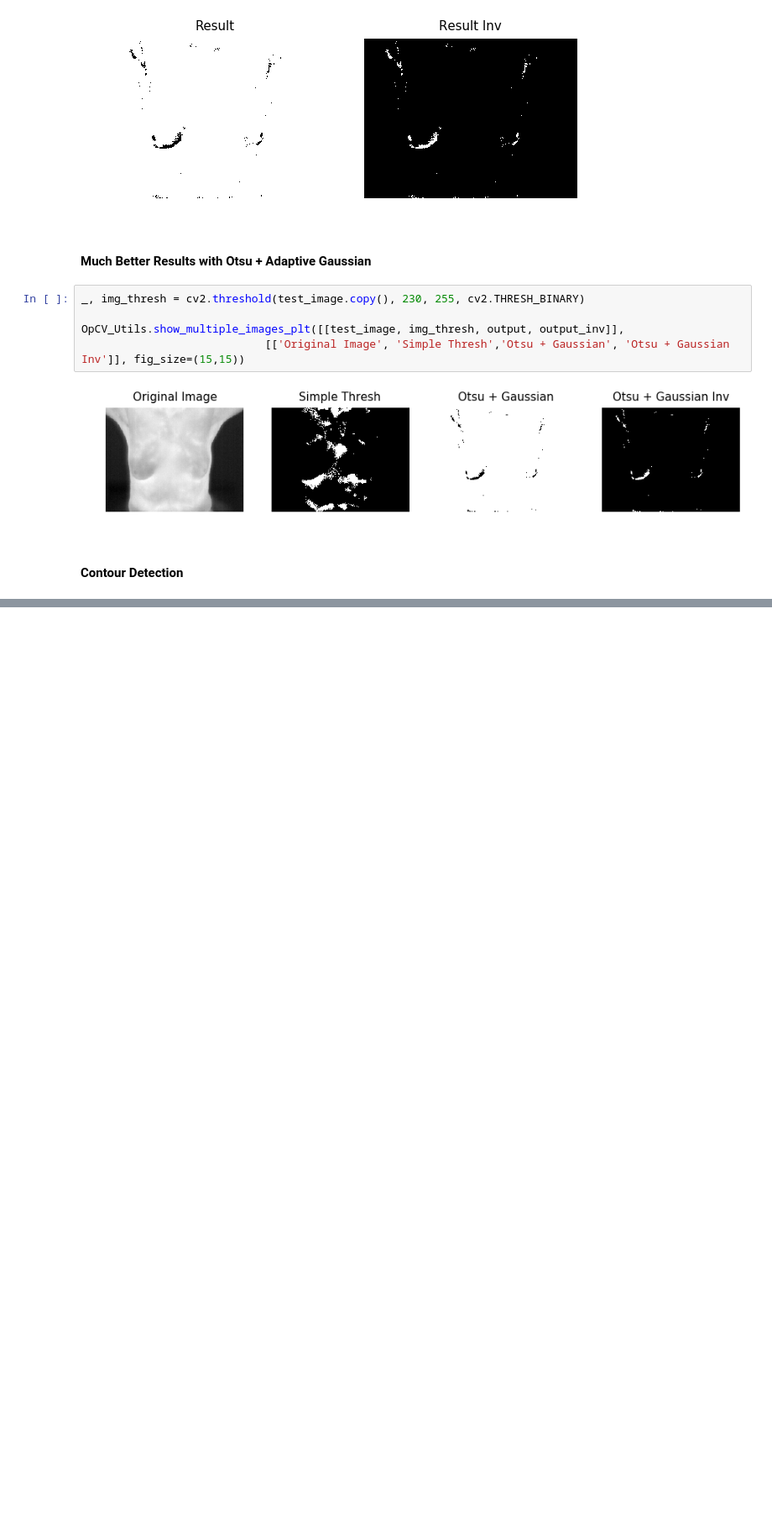
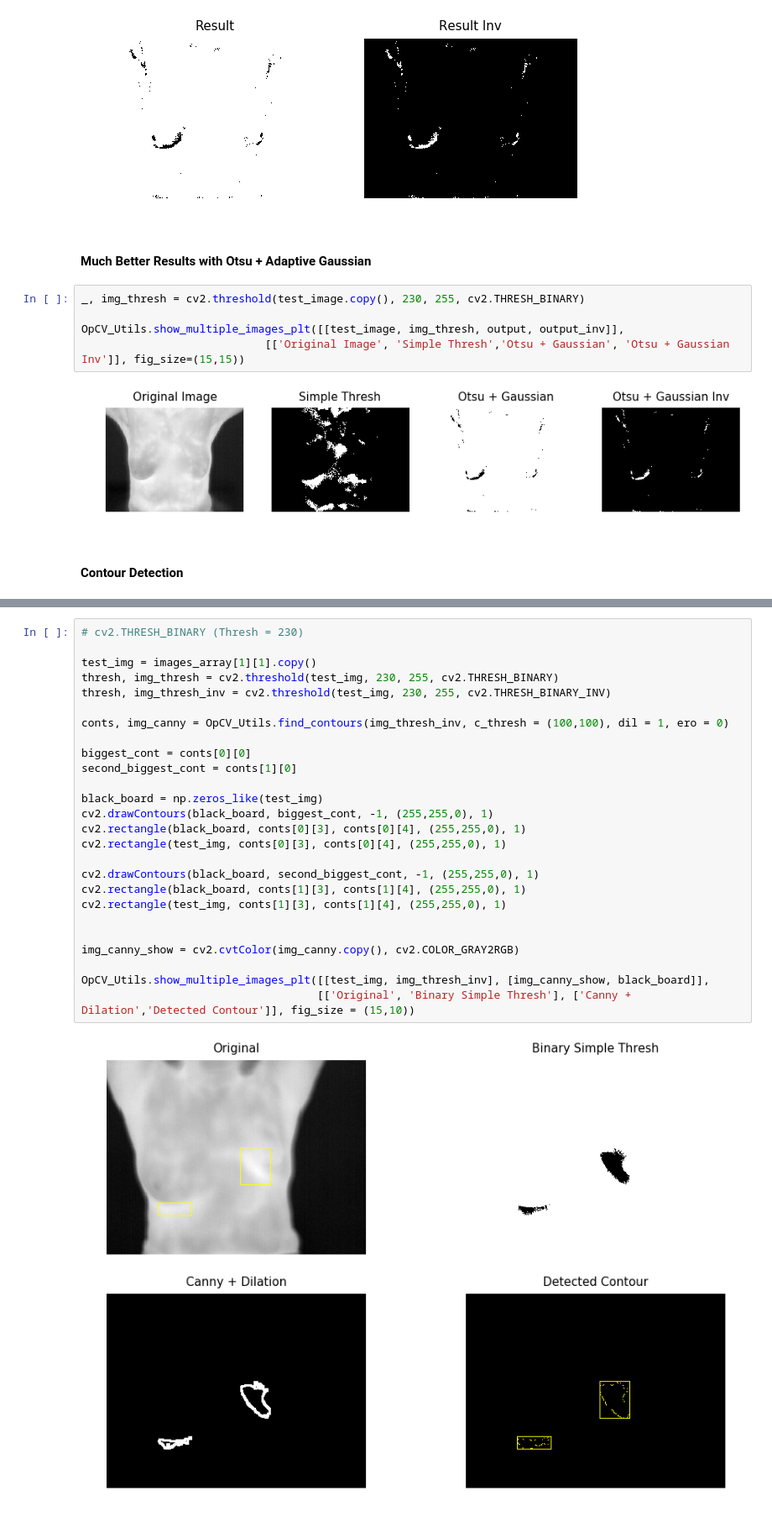
Before and after one commit to Mafeuz/OpenCV, a Jupyter notebook: Thresholding/Threshholding.ipynb, the cells around one changed output, grey strips where cells are left out. Shown at 84% size. Saved outputs shown, nothing was run; the diff lists cells and outputs as text; blank space fills up the shorter version.

```diff
--- a/Thresholding/Threshholding.ipynb
+++ b/Thresholding/Threshholding.ipynb
@@ -247,0 +227,28 @@ OpCV_Utils.show_multiple_images_plt([[test_image, output], [output_canny_show, b
+# %%
+# cv2.THRESH_BINARY (Thresh = 230)
+
+test_img = images_array[1][1].copy()
+thresh, img_thresh = cv2.threshold(test_img, 230, 255, cv2.THRESH_BINARY)
+thresh, img_thresh_inv = cv2.threshold(test_img, 230, 255, cv2.THRESH_BINARY_INV)
+
+conts, img_canny = OpCV_Utils.find_contours(img_thresh_inv, c_thresh = (100,100), dil = 1, ero = 0)
+
+biggest_cont = conts[0][0]
+second_biggest_cont = conts[1][0]
+
+black_board = np.zeros_like(test_img)
+cv2.drawContours(black_board, biggest_cont, -1, (255,255,0), 1)
+cv2.rectangle(black_board, conts[0][3], conts[0][4], (255,255,0), 1)
+cv2.rectangle(test_img, conts[0][3], conts[0][4], (255,255,0), 1)
+
+cv2.drawContours(black_board, second_biggest_cont, -1, (255,255,0), 1)
+cv2.rectangle(black_board, conts[1][3], conts[1][4], (255,255,0), 1)
+cv2.rectangle(test_img, conts[1][3], conts[1][4], (255,255,0), 1)
+
+
+img_canny_show = cv2.cvtColor(img_canny.copy(), cv2.COLOR_GRAY2RGB)
+
+OpCV_Utils.show_multiple_images_plt([[test_img, img_thresh_inv], [img_canny_show, black_board]],
+                                    [['Original', 'Binary Simple Thresh'], ['Canny + Dilation','Detected Contour']], fig_size = (15,10))
+# %% [output]
+[figure, added]
```
Also changed, not shown: parts of 5 cells of this notebook, 1 other file.
